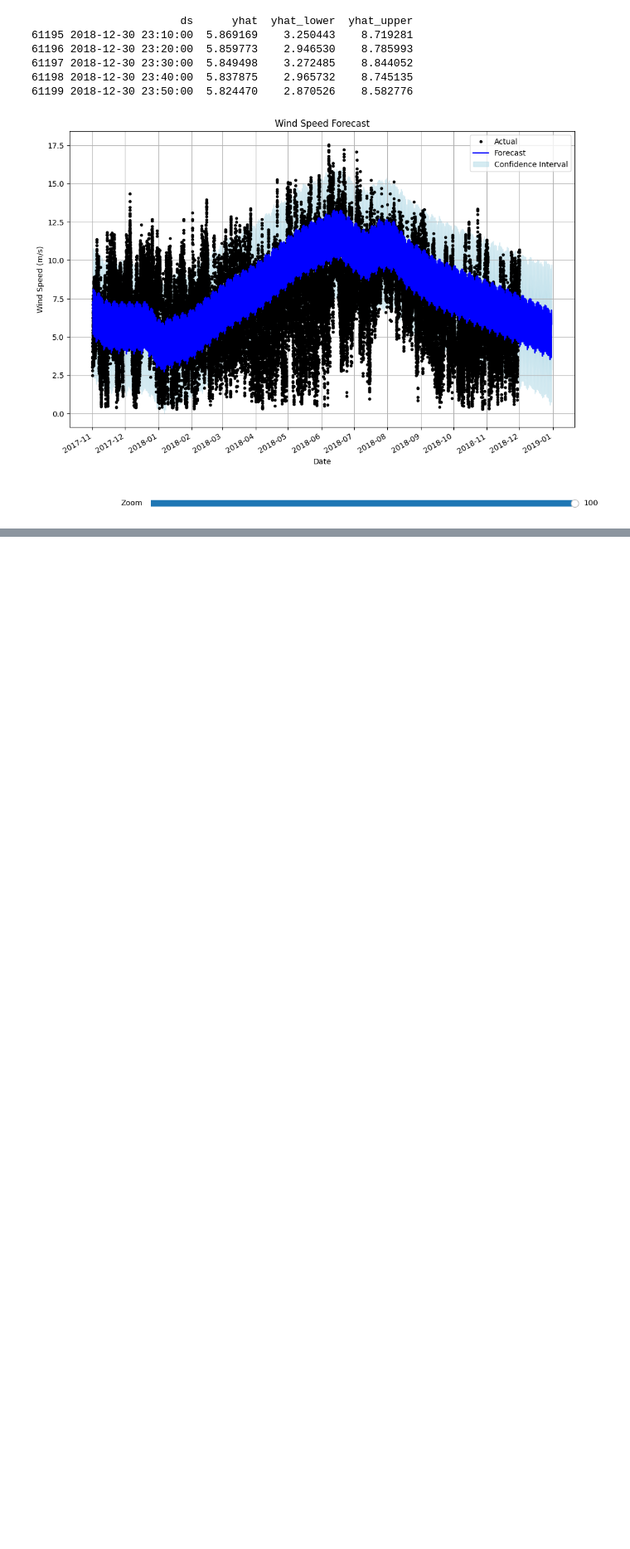
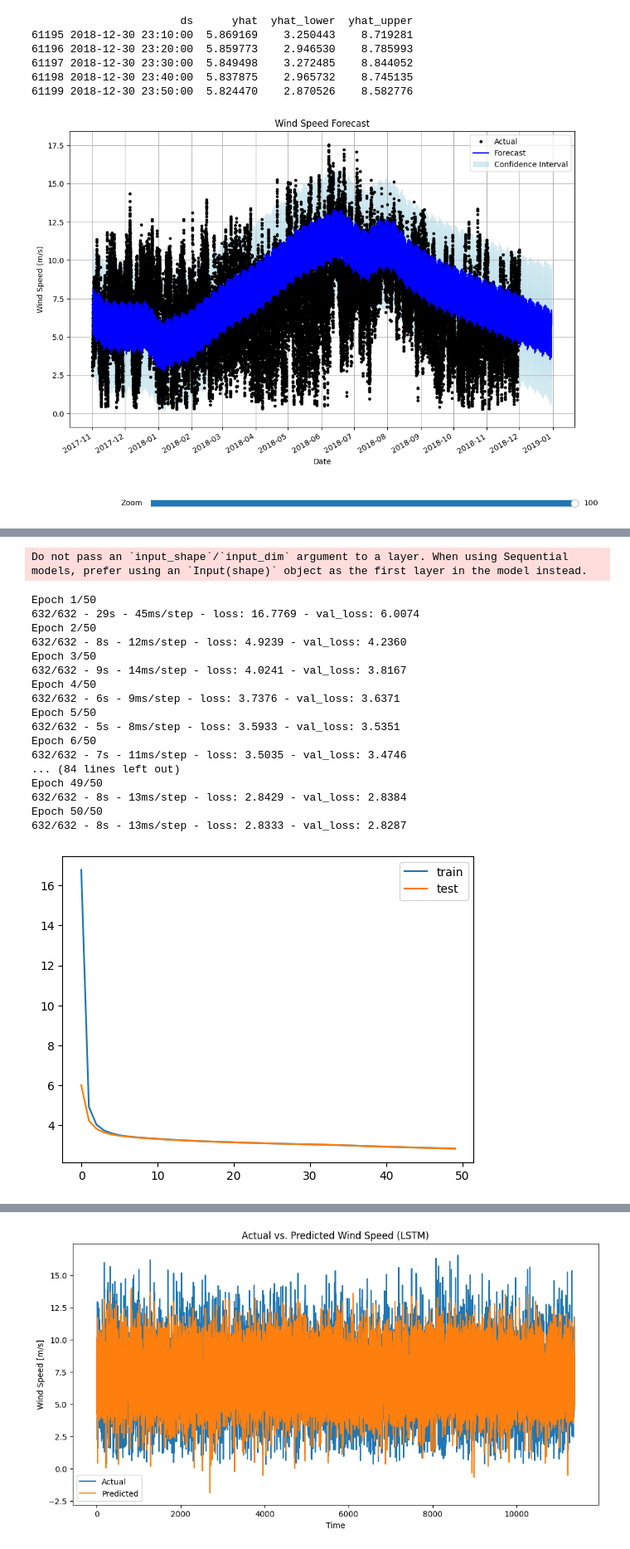
Before and after one commit to Damodharan28/Wind_Analysis, a Jupyter notebook: model/prophet_model.ipynb, the cells around one changed output, grey strips where cells are left out. Shown at 83% size. Saved outputs shown, nothing was run; the diff lists cells and outputs as text; code cells hidden in the pictures; blank space fills up the shorter version.

Commit message:
LSTM

```diff
--- a/model/prophet_model.ipynb
+++ b/model/prophet_model.ipynb
@@ -833,0 +1653,79 @@ plt.show()
+# %%
+# Data preprocessing
+import pandas as pd
+import numpy as np
+from sklearn.preprocessing import StandardScaler
+from sklearn.model_selection import train_test_split
+from tensorflow.keras.models import Sequential
+from tensorflow.keras.layers import LSTM, Dense
+import matplotlib.pyplot as plt
+
+# Load data
+data = pd.read_csv("../excels/2017-2018-clean.csv")
+
+# Clean data (handle missing values, outliers)
+# Convert timestamp to datetime format
+data['Date/Time'] = pd.to_datetime(data['Date/Time'])
+
+# Split data into features (X) and target variable (y)
+X = data[['100m_N Std [m/s]', 'Pressure [mbar]', '98m WV [°]', '78m WV [°]', '48m WV [°]', 'Temp 5m [°C]', 'Hum 5m [%]']]
+y = data['100m_N Avg [m/s]']
+
+# Normalize features
+scaler = StandardScaler()
+X_scaled = scaler.fit_transform(X)
+
+# Split data into training and testing sets
+X_train, X_test, y_train, y_test = train_test_split(X_scaled, y, test_size=0.2, random_state=42)
+
+# Reshape data for LSTM
+X_train = X_train.reshape((X_train.shape[0], 1, X_train.shape[1]))
+X_test = X_test.reshape((X_test.shape[0], 1, X_test.shape[1]))
+
+# LSTM model
+model = Sequential()
+model.add(LSTM(50, activation='relu', input_shape=(X_train.shape[1], X_train.shape[2])))
+model.add(Dense(1))
+model.compile(optimizer='adam', loss='mse')
+
+# Model training
+history = model.fit(X_train, y_train, epochs=50, batch_size=72, validation_data=(X_test, y_test), verbose=2, shuffle=False)
+
+# Model evaluation
+plt.plot(history.history['loss'], label='train')
+plt.plot(history.history['val_loss'], label='test')
+plt.legend()
+plt.show()
+
+# Make predictions
+y_pred = model.predict(X_test)
+
+# Visualize model predictions
+plt.figure(figsize=(12, 6))
+plt.plot(y_test.values, label='Actual')
+plt.plot(y_pred, label='Predicted')
+plt.title('Actual vs. Predicted Wind Speed (LSTM)')
+plt.xlabel('Time')
+plt.ylabel('Wind Speed [m/s]')
+plt.legend()
+plt.show()
+# %% [output]
+Do not pass an `input_shape`/`input_dim` argument to a layer. When using Sequential models, prefer using an `Input(shape)` object as the first layer in the model instead.
+Epoch 1/50
+632/632 - 29s - 45ms/step - loss: 16.7769 - val_loss: 6.0074
+Epoch 2/50
+632/632 - 8s - 12ms/step - loss: 4.9239 - val_loss: 4.2360
+Epoch 3/50
+632/632 - 9s - 14ms/step - loss: 4.0241 - val_loss: 3.8167
+Epoch 4/50
+632/632 - 6s - 9ms/step - loss: 3.7376 - val_loss: 3.6371
+Epoch 5/50
+632/632 - 5s - 8ms/step - loss: 3.5933 - val_loss: 3.5351
+Epoch 6/50
+632/632 - 7s - 11ms/step - loss: 3.5035 - val_loss: 3.4746
+... (84 lines left out)
+Epoch 49/50
+632/632 - 8s - 13ms/step - loss: 2.8429 - val_loss: 2.8384
+Epoch 50/50
+632/632 - 8s - 13ms/step - loss: 2.8333 - val_loss: 2.8287
+[figure, added]
@@ -833,0 +1733 @@ plt.show()
+[figure, added]
```
Also changed, not shown: parts of 16 cells of this notebook, 4 other files.
